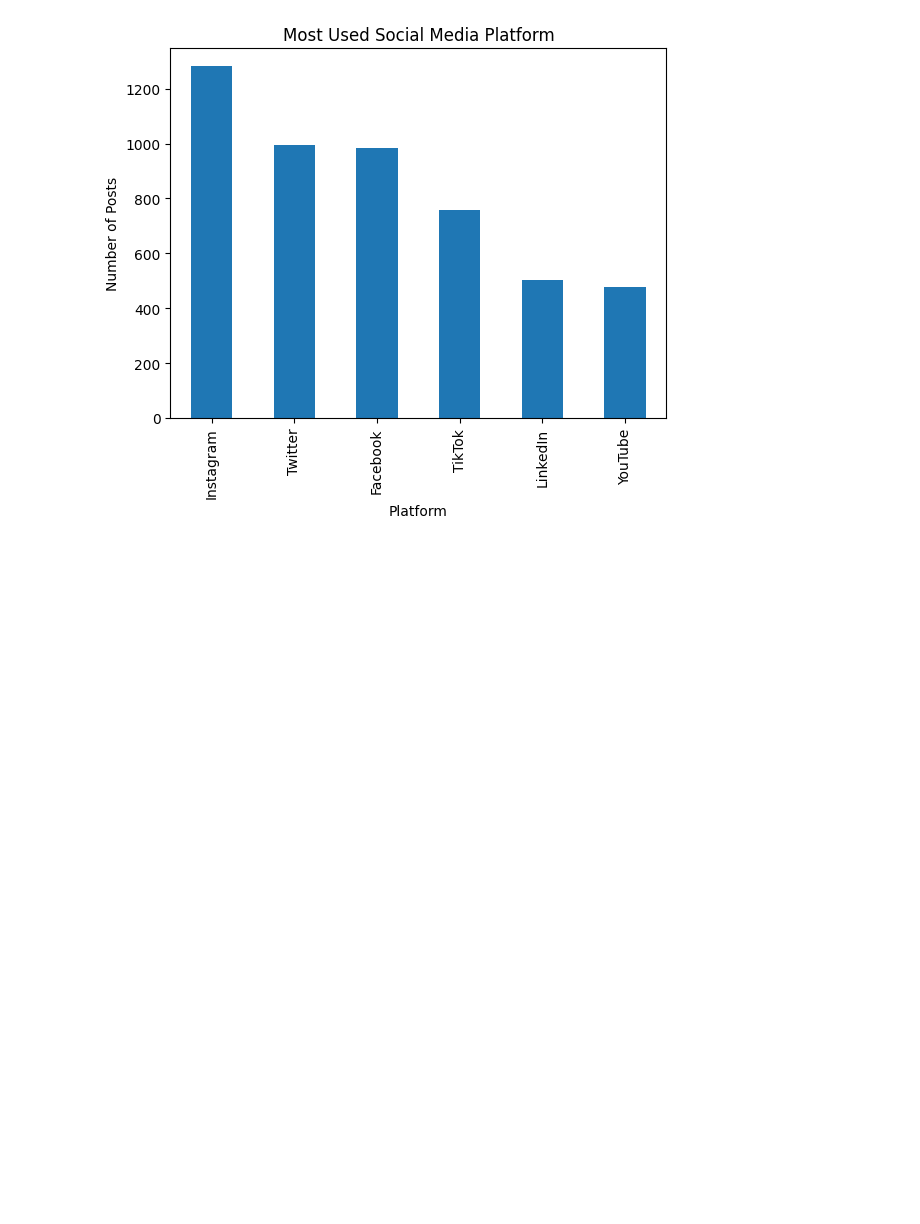
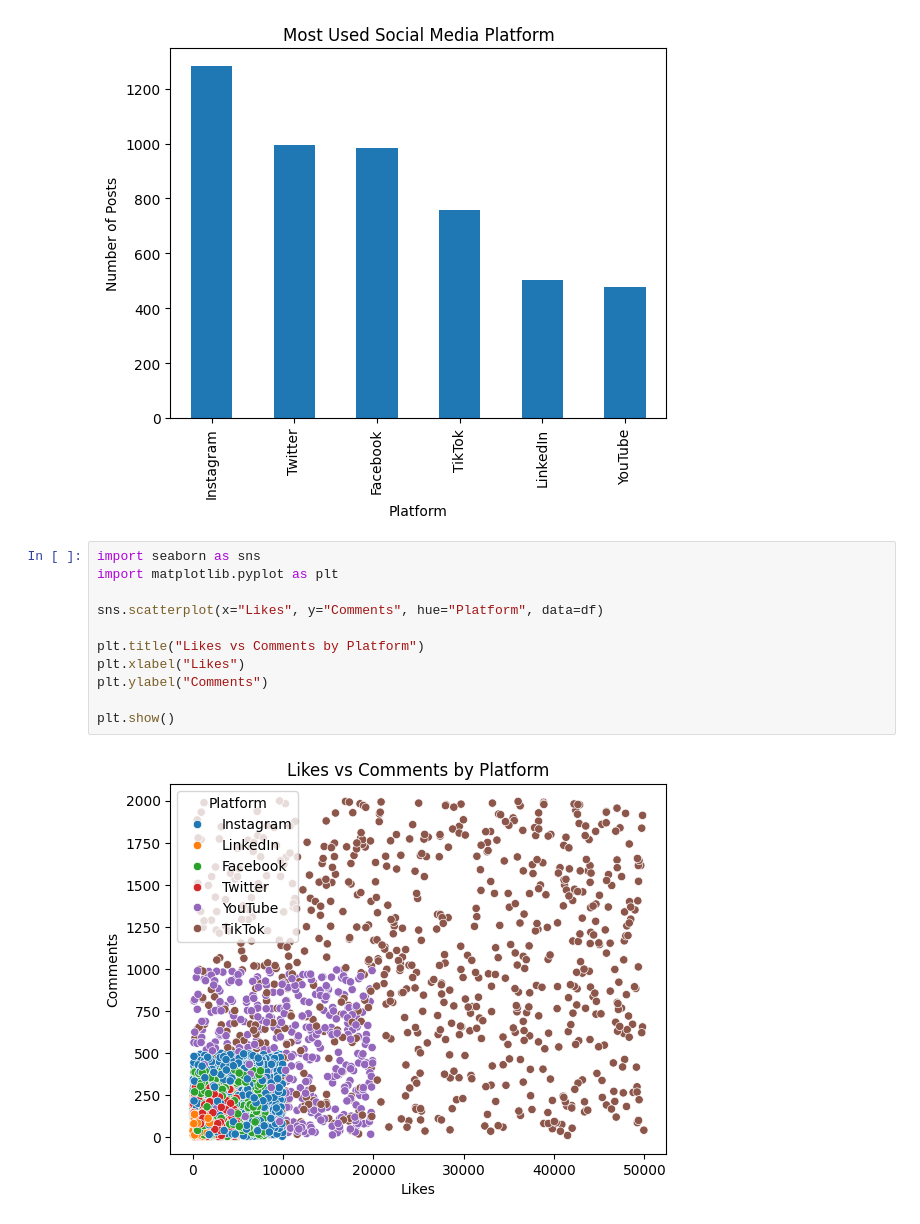
Before and after one commit to amitpaul2004/BCT_3, a Jupyter notebook: codes/social.ipynb, the cells around one changed output. Cells and saved outputs as stored; diff of their text form; blank space fills up the shorter version.

Commit message:
updated with social media graph

```diff
--- a/codes/social.ipynb
+++ b/codes/social.ipynb
@@ -52,3 +52,16 @@ plt.show()
 # %% [output]
 Most Used Social Media Platform: Instagram
 [figure]
+# %%
+import seaborn as sns
+import matplotlib.pyplot as plt
+
+sns.scatterplot(x="Likes", y="Comments", hue="Platform", data=df)
+
+plt.title("Likes vs Comments by Platform")
+plt.xlabel("Likes")
+plt.ylabel("Comments")
+
+plt.show()
+# %% [output]
+[figure, added]
```
Also changed, not shown: 1 other file.
